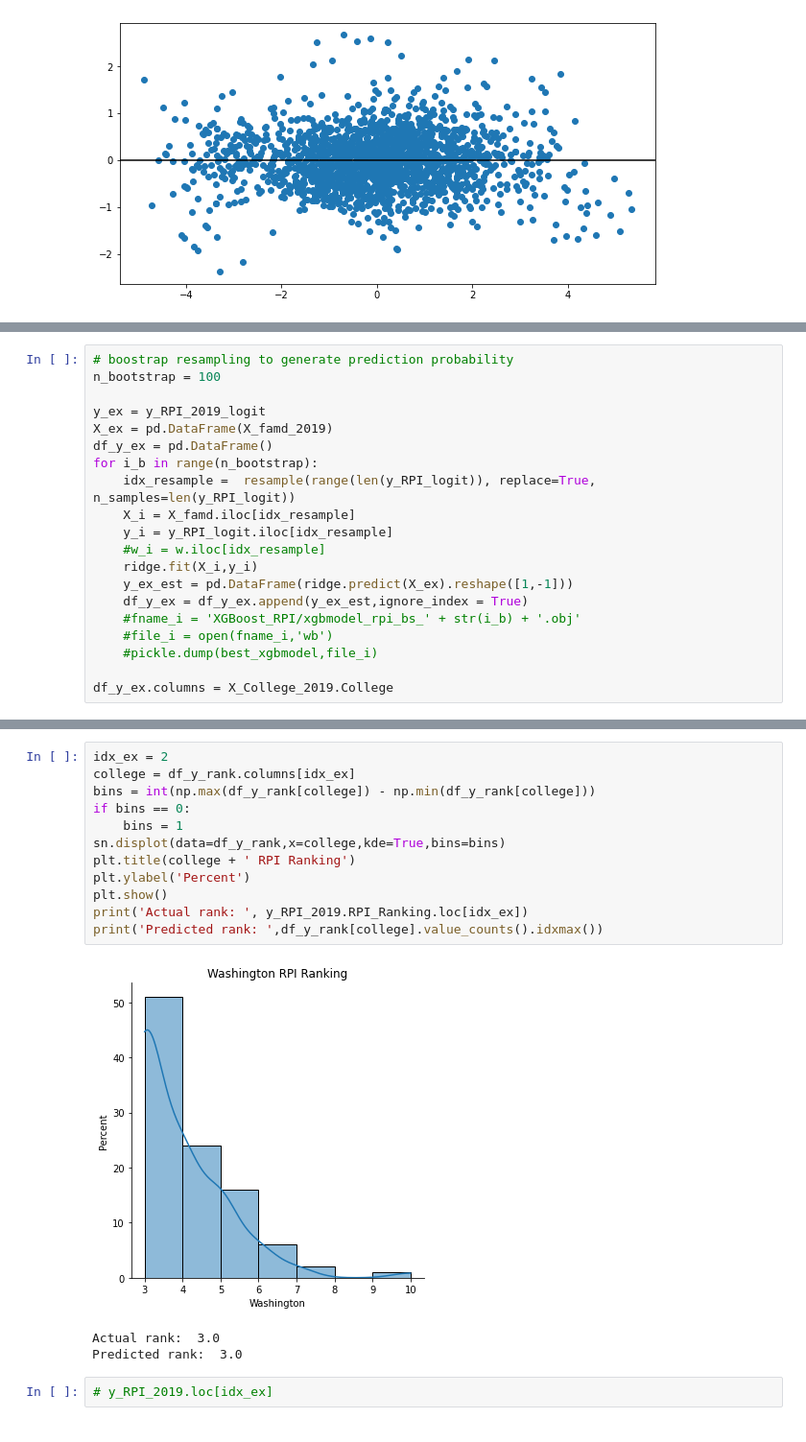
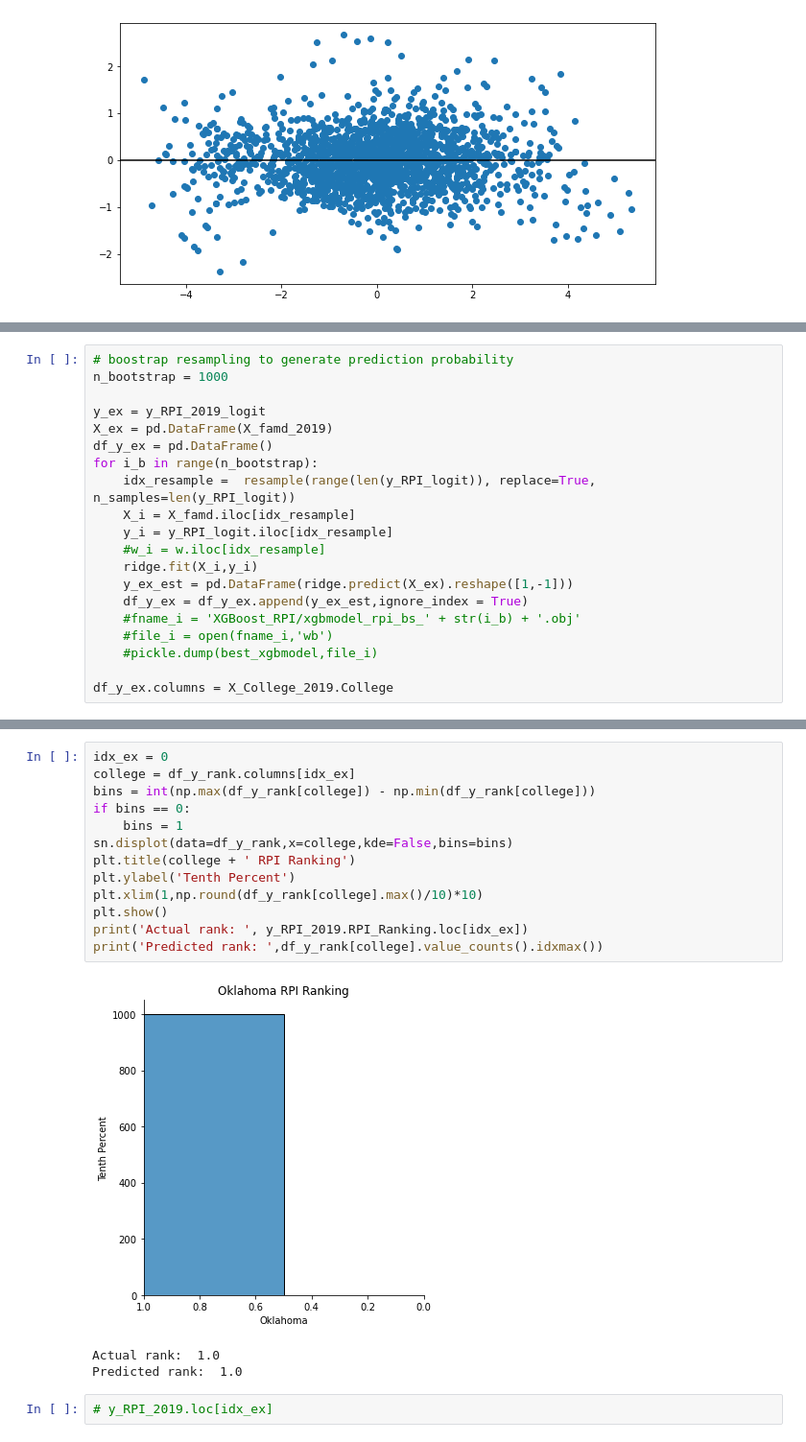
Before and after one commit to koeunlim/Capstone_Softball, a Jupyter notebook: 05-2_NCAA_Softball_Model1_RPI_LinearRegression.ipynb, the cells around one changed output, grey strips where cells are left out. Shown: that part at 96% size. Cells and saved outputs as stored; diff of their text form.

```diff
--- a/05-2_NCAA_Softball_Model1_RPI_LinearRegression.ipynb
+++ b/05-2_NCAA_Softball_Model1_RPI_LinearRegression.ipynb
@@ -179,6 +177,6 @@ Best Test R_squared:
 # %%
 # boostrap resampling to generate prediction probability
-n_bootstrap = 100
+n_bootstrap = 1000
 
 y_ex = y_RPI_2019_logit
 X_ex = pd.DataFrame(X_famd_2019)
@@ -241,18 +231,19 @@ College  Oklahoma  UCLA  Washington  Arizona  Florida State  Alabama  \
 # %%
-idx_ex = 2
+idx_ex = 0
 college = df_y_rank.columns[idx_ex]
 bins = int(np.max(df_y_rank[college]) - np.min(df_y_rank[college]))
 if bins == 0:
     bins = 1
-sn.displot(data=df_y_rank,x=college,kde=True,bins=bins)
+sn.displot(data=df_y_rank,x=college,kde=False,bins=bins)
 plt.title(college + ' RPI Ranking')
-plt.ylabel('Percent')
+plt.ylabel('Tenth Percent')
+plt.xlim(1,np.round(df_y_rank[college].max()/10)*10)
 plt.show()
 print('Actual rank: ', y_RPI_2019.RPI_Ranking.loc[idx_ex])
 print('Predicted rank: ',df_y_rank[college].value_counts().idxmax())
 # %% [output]
-[figure, old version]
+[figure, new version]
-Actual rank:  3.0
-Predicted rank:  3.0
+Actual rank:  1.0
+Predicted rank:  1.0
 # %%
 # y_RPI_2019.loc[idx_ex]
```
Also changed, not shown: parts of 5 cells of this notebook, 32 other files.
